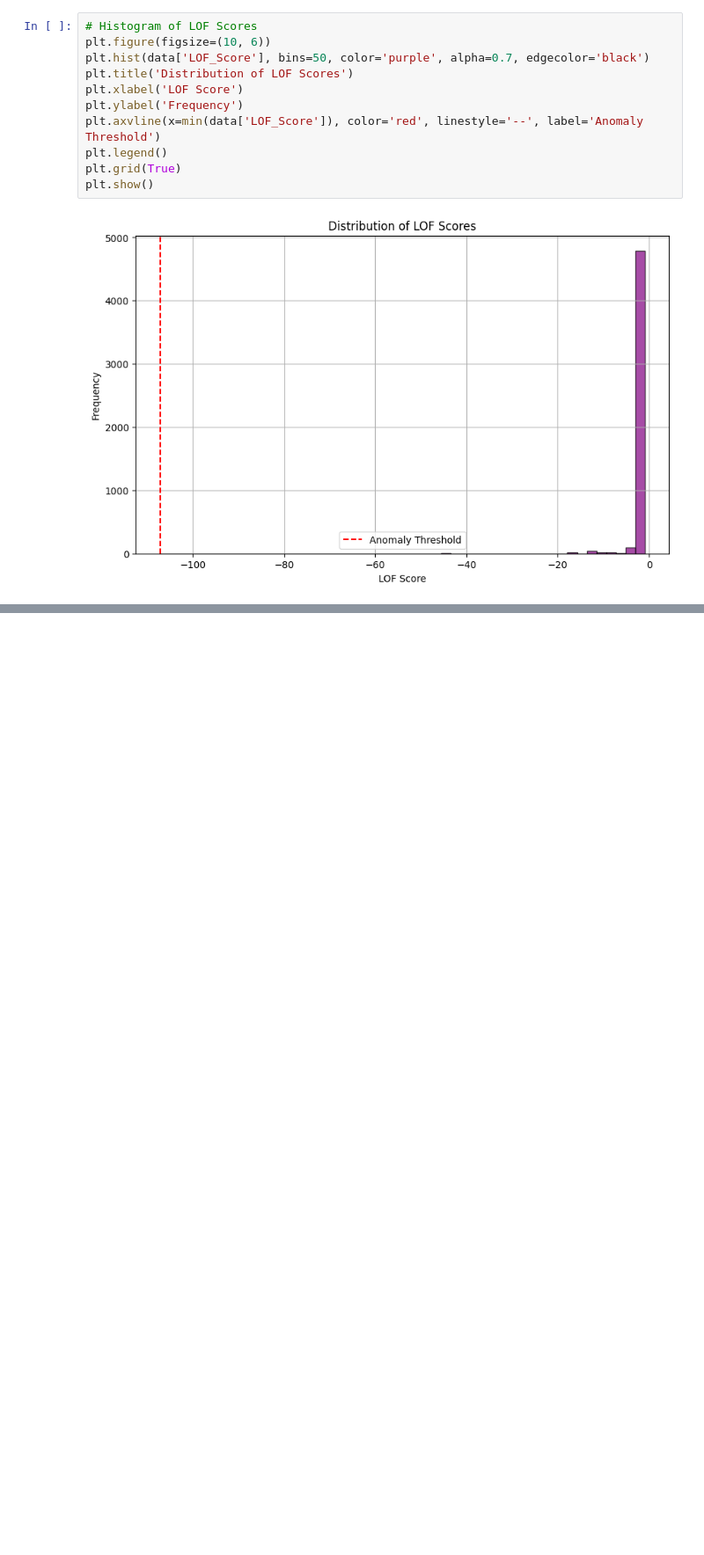
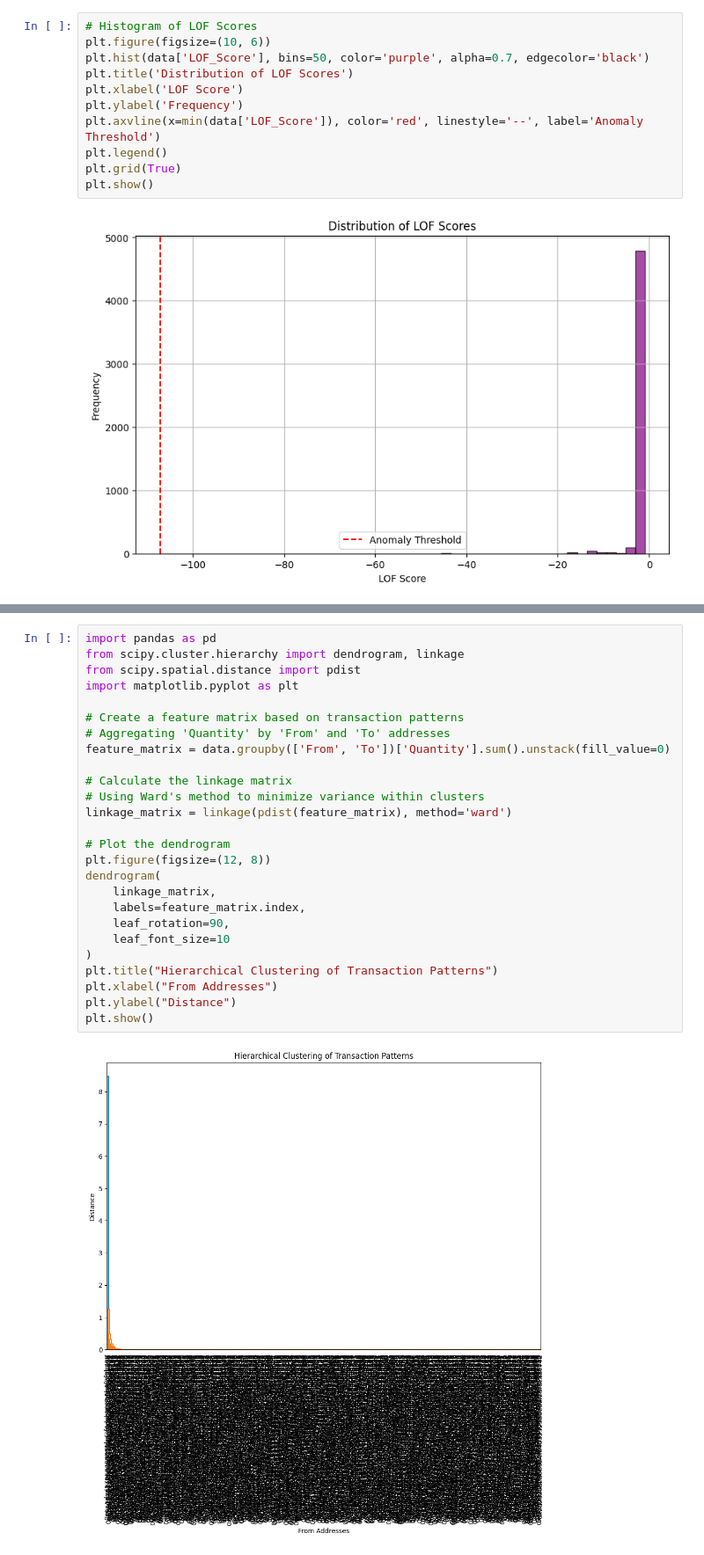
Before and after one commit to kmouly/Wash-Trading-Case-Study-for-ERC20-Token, a Jupyter notebook: Wash_Trading_Final_Colab.ipynb, the cells around one changed output, grey strips where cells are left out. Shown at 88% size. Drawn from its saved outputs; the diff is of its cells as text; blank space fills up the shorter version.

```diff
--- a/Wash_Trading_Final_Colab.ipynb
+++ b/Wash_Trading_Final_Colab.ipynb
@@ -689,0 +884,28 @@ plt.show()
+# %%
+import pandas as pd
+from scipy.cluster.hierarchy import dendrogram, linkage
+from scipy.spatial.distance import pdist
+import matplotlib.pyplot as plt
+
+# Create a feature matrix based on transaction patterns
+# Aggregating 'Quantity' by 'From' and 'To' addresses
+feature_matrix = data.groupby(['From', 'To'])['Quantity'].sum().unstack(fill_value=0)
+
+# Calculate the linkage matrix
+# Using Ward's method to minimize variance within clusters
+linkage_matrix = linkage(pdist(feature_matrix), method='ward')
+
+# Plot the dendrogram
+plt.figure(figsize=(12, 8))
+dendrogram(
+    linkage_matrix,
+    labels=feature_matrix.index,
+    leaf_rotation=90,
+    leaf_font_size=10
+)
+plt.title("Hierarchical Clustering of Transaction Patterns")
+plt.xlabel("From Addresses")
+plt.ylabel("Distance")
+plt.show()
+# %% [output]
+[figure, added]
```
Also changed, not shown: parts of 41 cells of this notebook.
